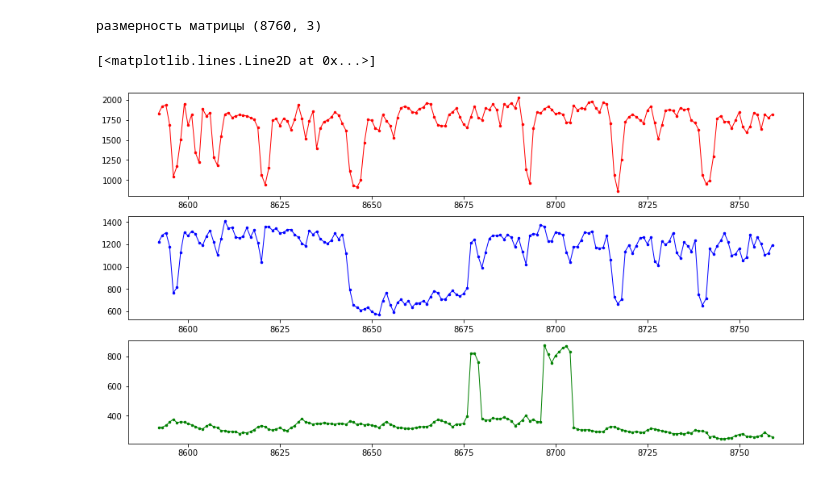
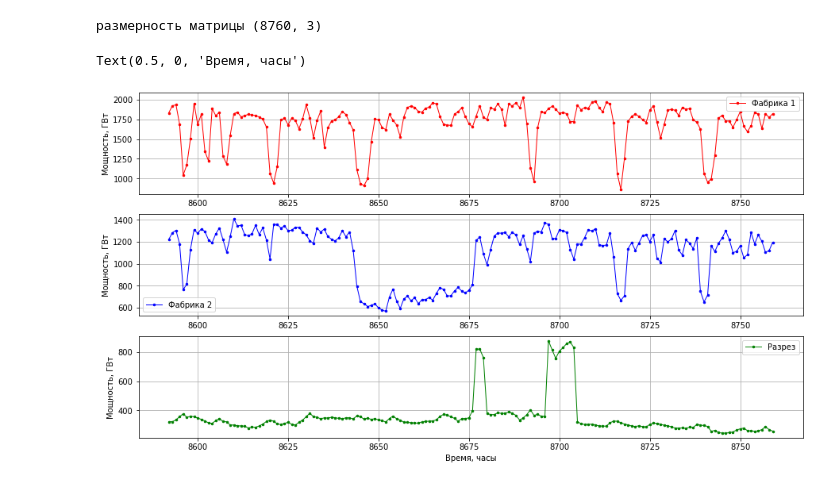
Before and after one commit to Stepan229/-1, a Jupyter notebook: График с таблицей.ipynb, the cells around one changed output. Cells and saved outputs as stored; diff of their text form; code cells hidden in the pictures.

```diff
--- a/График с таблицей.ipynb
+++ b/График с таблицей.ipynb
@@ -20,13 +27,21 @@ print()
 # %%
 # вначале создать объект для рисования на нем
 fig, ax = plt.subplots(3, 1, figsize = (15, 8))
 timestamps = range(0, input_matrix.shape[0])
 begin = 8592
 end = 8760
 step = 1
 ax[0].plot(timestamps[begin : end : step], input_matrix[begin : end : step, 0], 'red',  marker = '.', linewidth = 1, markersize = 5)
 ax[1].plot(timestamps[begin : end : step], input_matrix[begin : end : step, 1], 'blue', marker = '.', markersize = 5, linewidth = 1)
 ax[2].plot(timestamps[begin : end : step], input_matrix[begin : end : step, 2], 'green', marker = '.', markersize = 5, linewidth = 1)
+legend = ['Фабрика 1', 'Фабрика 2', 'Разрез']
+for _ in zip(ax, legend):
+  _[0].set_ylabel('Мощность, ГВт')
+  _[0].legend([_[1]])
+  _[0].grid(True)
+
+
+ax[-1].set_xlabel('Время, часы')
 # %% [output]
-[<matplotlib.lines.Line2D at 0x...>]
+Text(0.5, 0, 'Время, часы')
-[figure, old version]
+[figure, new version]
```
Also changed, not shown: parts of 1 cell of this notebook.
